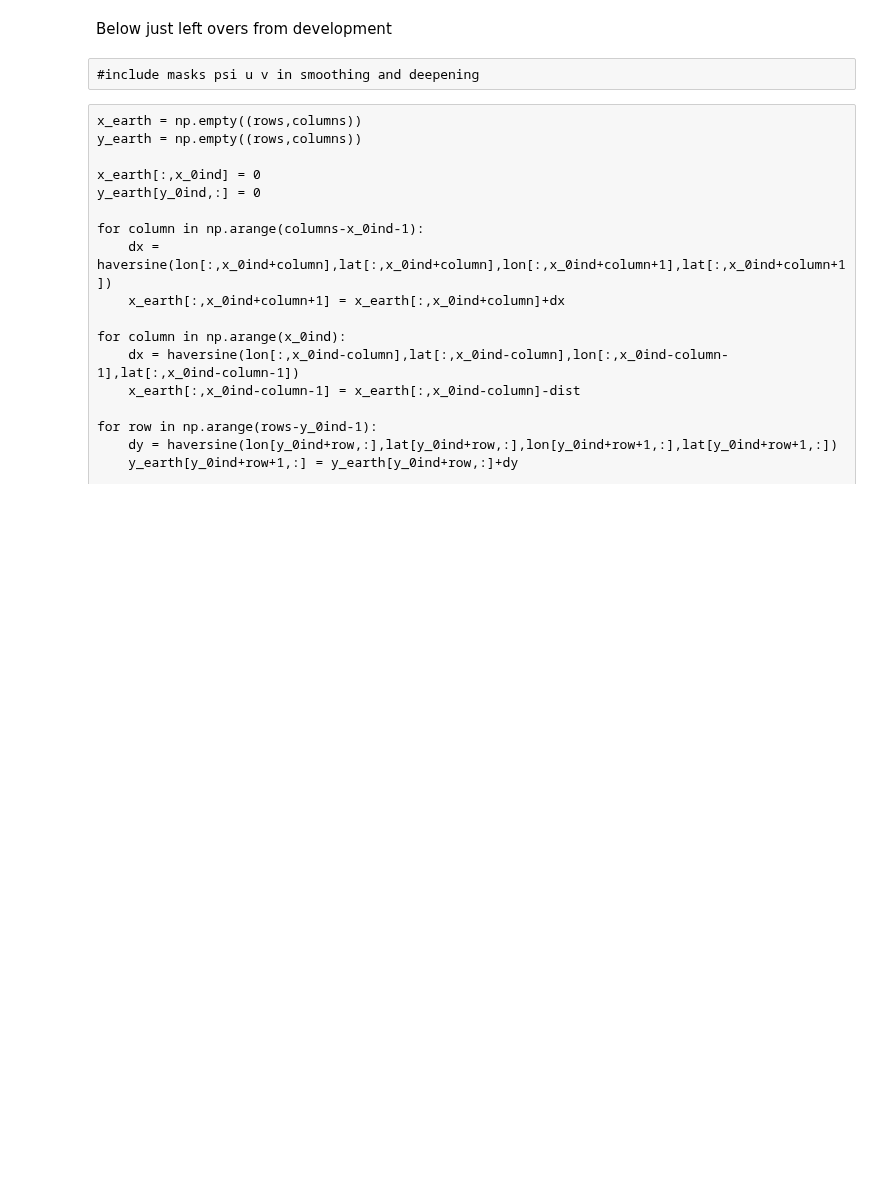
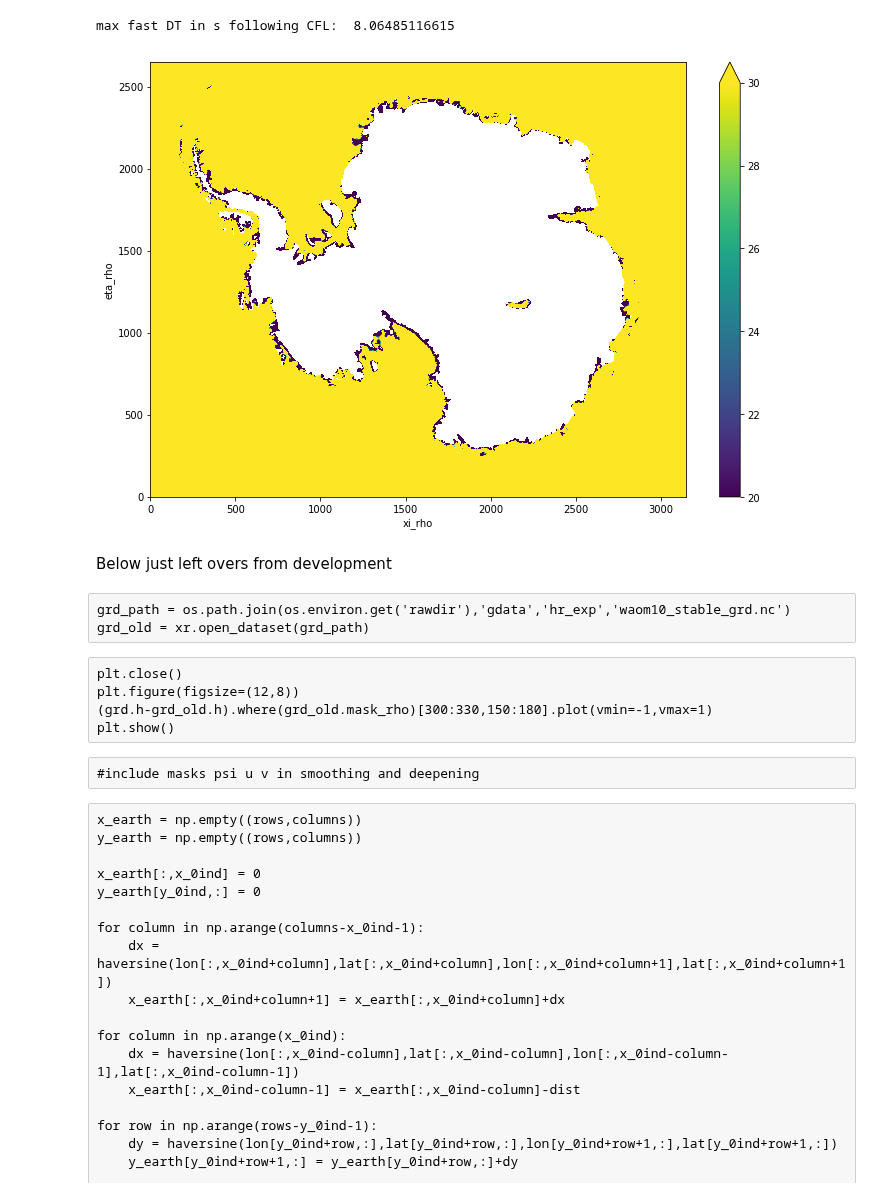
Before and after one commit to kuechenrole/tidal_melting, a Jupyter notebook: notebooks/preprocessing/make_grid.ipynb, the cells around one changed output. Saved outputs shown, nothing was run; the diff lists cells and outputs as text; code cells hidden in the pictures; blank space fills up the shorter version.

```diff
--- a/notebooks/preprocessing/make_grid.ipynb
+++ b/notebooks/preprocessing/make_grid.ipynb
@@ -133,0 +368,20 @@ if deepen:
+# %%
+# crop mountain again and ensure thin layer between ice and bed
+mask = roms_tmp['mask']
+ice[ice > 0] = 0
+bed[mask==0] = -ice[mask==0] + min_depth0
+wct = bed + ice
+ii = (wct < min_depth0) & (mask == 1)
+bed[ii] = -ice[ii] + min_depth0
+wct = bed + ice
+# %%
+# deepen bed under ice to min depth
+min_depth = 20.0
+ii = (bed + ice < min_depth) & (mask == 1)
+bed[ii] = -ice[ii] + min_depth
+# %%
+# smooth bathy again, since you just introduced steps and ensure min depth after
+bed, HmodifVal, ValueFct = smoothing_PlusMinus_rx0(np.ones_like(wct),bed,rx0in,Area,max_iter)
+bed[mask==0] = -ice[mask==0] + min_depth0
+ii = (bed + ice < min_depth) & (mask == 1)
+bed[ii] = -ice[ii] + min_depth
@@ -134,3 +414,12 @@ if deepen:
+# %%
+mindxy = mr*1000
+maskNaN = mask.copy()
+maskNaN[mask==0]=np.nan
+CFL = mindxy/abs(np.sqrt(9.81*wct))*maskNaN
+
+print('max fast DT in s following CFL: ', np.nanmin(CFL))
+# %% [output]
+max fast DT in s following CFL:  8.06485116615
 # %%
 #set spherical flag to 1, since we're creating a curvilinear spherical grid
 spherical_da = xr.DataArray(int(1),name='spherical',attrs={'flag_meanings': 'Cartesian spherical',
@@ -154,8 +443,8 @@ dndx_da = xr.DataArray(dndx,name='dndx',dims=['eta_rho','xi_rho'],attrs={'long_n
 f = 2*7.29e-5*np.sin(lat_rho*np.pi/180)
 f_da = xr.DataArray(f,name='f',dims=['eta_rho','xi_rho'],attrs={'long_name': 'Coriolis parameter at RHO-points', 'units': 'second-1'})
 
-h_da = xr.DataArray(-bed,name='h',dims=['eta_rho','xi_rho'],attrs={'long_name': 'model bathymetry at RHO-points', 'units': 'meter'})
-hraw_da = xr.DataArray(-bed_raw,name='hraw',dims=['eta_rho','xi_rho'],attrs={'long_name': 'Working bathymetry at RHO-points', 'units': 'meter'})
+h_da = xr.DataArray(bed,name='h',dims=['eta_rho','xi_rho'],attrs={'long_name': 'model bathymetry at RHO-points', 'units': 'meter'})
+hraw_da = xr.DataArray(bed_raw,name='hraw',dims=['eta_rho','xi_rho'],attrs={'long_name': 'Working bathymetry at RHO-points', 'units': 'meter'})
 
 zice_da = xr.DataArray(ice,name='zice',dims=['eta_rho','xi_rho'],attrs={'long_name': 'model ice draft at RHO-points', 'units': 'meter'})
 
@@ -186,10 +475,9 @@ lat_v_da = xr.DataArray(lat_v,name='lat_v',dims=['eta_v','xi_v'],attrs={'long_na
 
 from features.mask_roms_uvp import uvp_masks
 
-mask_rho = mask.copy()
-mask_u,mask_v,mask_psi = uvp_masks(mask_rho)
+mask_u,mask_v,mask_psi = uvp_masks(mask)
 
-mask_rho_da = xr.DataArray(mask_rho,name='mask_rho',dims=['eta_rho','xi_rho'],attrs={'flag_meanings': 'land water',
+mask_rho_da = xr.DataArray(mask,name='mask_rho',dims=['eta_rho','xi_rho'],attrs={'flag_meanings': 'land water',
  'flag_values': np.array([ 0.,  1.]),
  'long_name': 'mask on RHO-points'})
 mask_psi_da = xr.DataArray(mask_psi,name='mask_psi',dims=['eta_psi','xi_psi'],attrs={'flag_meanings': 'land water',
@@ -226,7 +514,14 @@ grd = xr.Dataset({'spherical':spherical_da,
                 'mask_psi':mask_psi_da,
                 'mask_u':mask_u_da,
                 'mask_v':mask_v_da,},
-               attrs={'history': 'GRID file using make_grid.py, smoothing='+str(smooth)+
-                      ', deepening='+str(deepen)+', '+str(datetime.date.today()),
+               attrs={'history': 'GRID file using make_grid.py,'+str(datetime.date.today()),
                       'type': 'ROMS grid file'})
+# %%
+if plotting:
+    plt.close()
+    plt.figure(figsize=(12,8))
+    (grd.h+grd.zice).where(grd.mask_rho).plot(vmax=30)
+    plt.show()
+# %% [output]
+[figure, added]
 # %%
@@ -235,6 +530,14 @@ out_path = os.path.join(os.environ.get('intdir'),'waom'+str(mr)+'_grd_raw.nc')
 grd.to_netcdf(out_path,unlimited_dims='bath')
 # %% [markdown]
 Below just left overs from development
+# %% [raw]
+grd_path = os.path.join(os.environ.get('rawdir'),'gdata','hr_exp','waom10_stable_grd.nc')
+grd_old = xr.open_dataset(grd_path)
+# %% [raw]
+plt.close()
+plt.figure(figsize=(12,8))
+(grd.h-grd_old.h).where(grd_old.mask_rho)[300:330,150:180].plot(vmin=-1,vmax=1)
+plt.show()
 # %% [raw]
 #include masks psi u v in smoothing and deepening
 # %% [raw]
```
Also changed, not shown: parts of 24 cells of this notebook, 13 other files.
